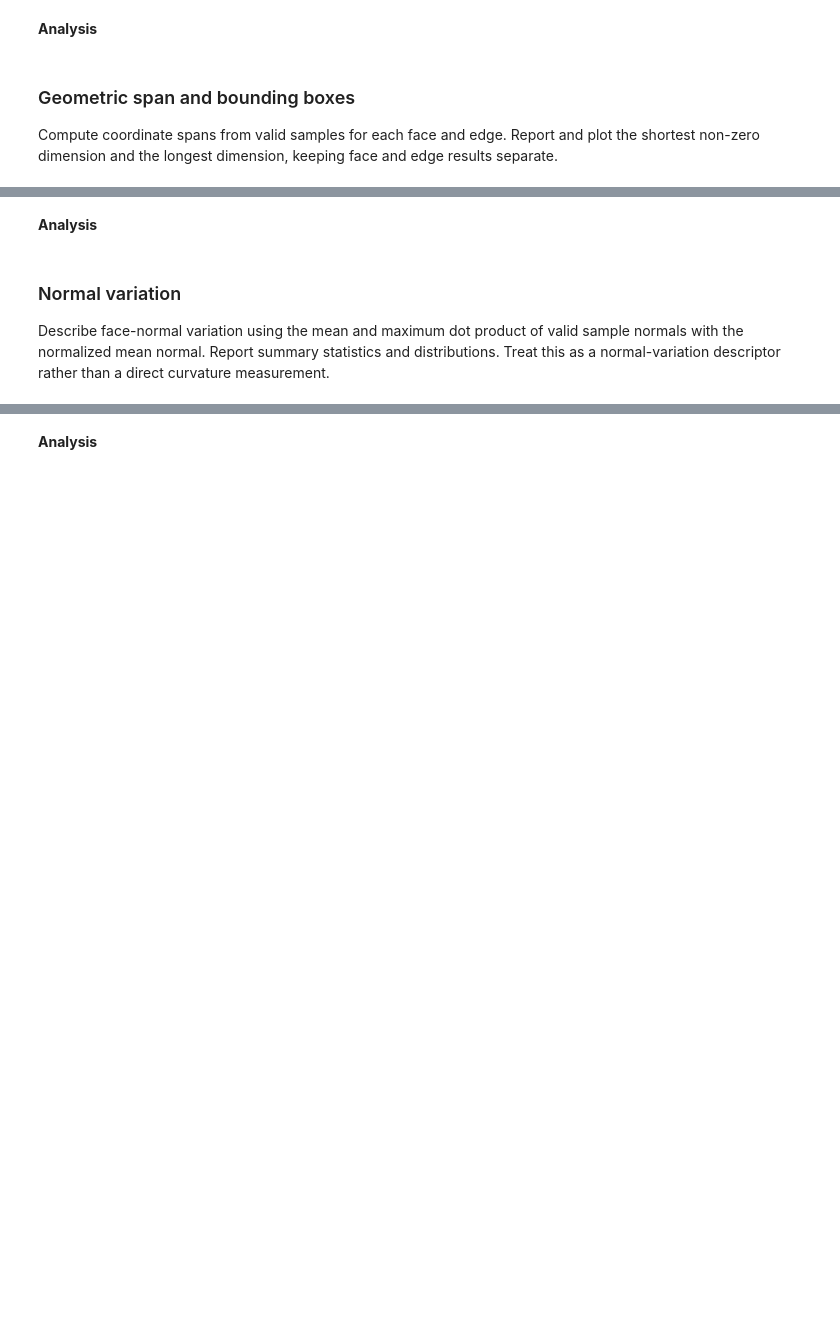
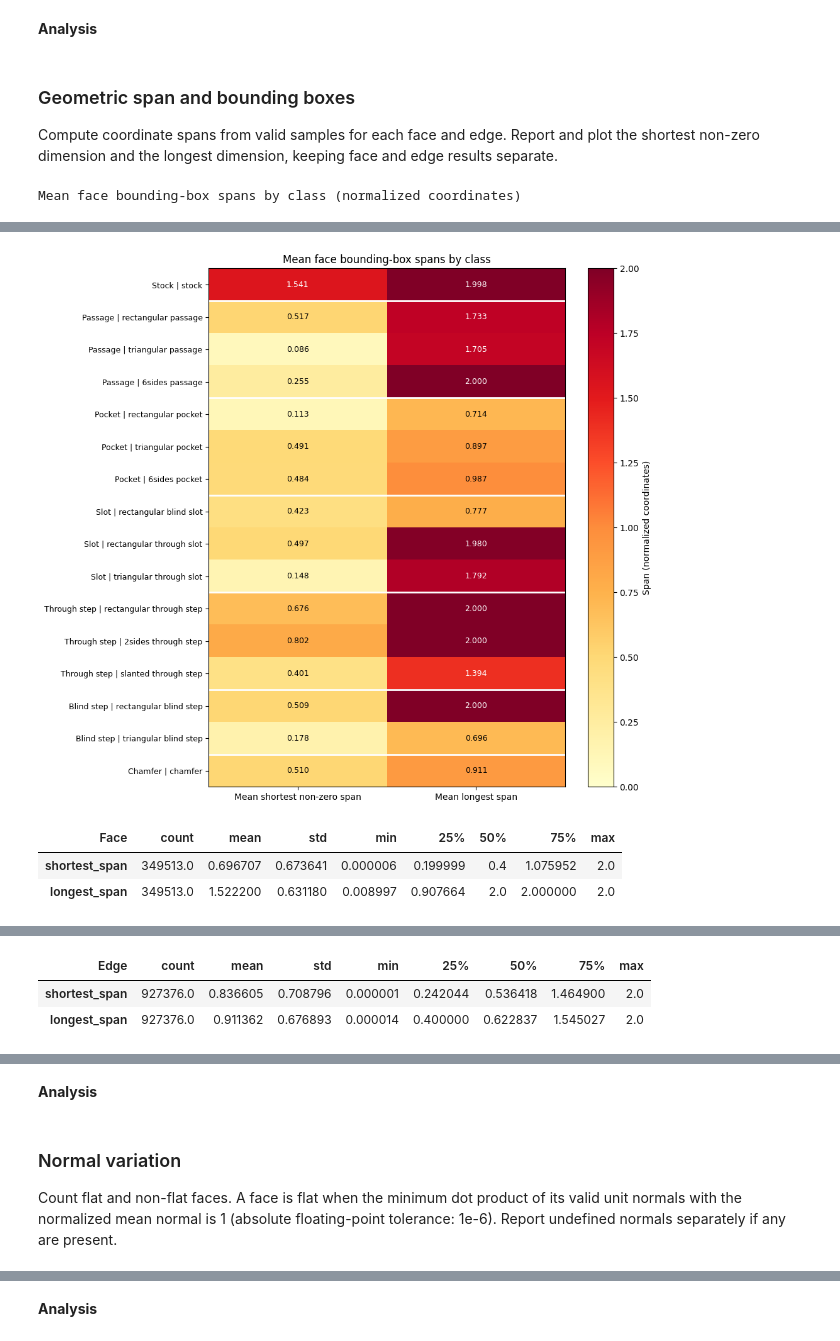
Before and after one commit to Yuan-Hou/GNN-IN-CAD, a Jupyter notebook: notebooks/eda.ipynb, the cells around one changed output, grey strips where cells are left out. Drawn from its saved outputs; the diff is of its cells as text; code cells hidden in the pictures; blank space fills up the shorter version.

```diff
--- a/notebooks/eda.ipynb
+++ b/notebooks/eda.ipynb
@@ -54,3 +352,67 @@ Report summary statistics and distributions of valid samples. Count in-mask samp
 ### Geometric span and bounding boxes
 
 Compute coordinate spans from valid samples for each face and edge. Report and plot the shortest non-zero dimension and the longest dimension, keeping face and edge results separate.
+# %%
+# Per-class face means, grouped by feature type in the chart order.
+mean_face_spans = faces.groupby("label")[["shortest_span", "longest_span"]].mean().reindex(plot_order)
+mean_face_spans = mean_face_spans.rename(columns={
+    "shortest_span": "Mean shortest non-zero span",
+    "longest_span": "Mean longest span"
+})
+mean_face_spans.insert(0, "Feature type", attributes.loc[plot_order, "Feature type"])
+mean_face_spans.index.name = "Class"
+mean_face_spans = mean_face_spans.reset_index().set_index(["Feature type", "Class"])
+print("Mean face bounding-box spans by class (normalized coordinates)")
+display(mean_face_spans)
+
+# Shared colour scale preserves the comparison between shortest and longest spans.
+fig, ax = plt.subplots(figsize=(10, 9))
+image = ax.imshow(mean_face_spans.to_numpy(), cmap="YlOrRd", vmin=0, vmax=2, aspect="auto")
+ax.set_xticks([0, 1], ["Mean shortest non-zero span", "Mean longest span"])
+ax.set_yticks(range(len(mean_face_spans)),
+              [f"{feature_type} | {label.replace('_', ' ')}" for feature_type, label in mean_face_spans.index], fontsize=9)
+for row in range(len(mean_face_spans)):
+    for col in range(2):
+        value = mean_face_spans.iloc[row, col]
+        ax.text(col, row, f"{value:.3f}", ha="center", va="center",
+                color="white" if value > 1.3 else "black", fontsize=9)
+for row in range(1, len(mean_face_spans)):
+    if mean_face_spans.index[row][0] != mean_face_spans.index[row - 1][0]:
+        ax.axhline(row - 0.5, color="white", linewidth=2)
+ax.set_title("Mean face bounding-box spans by class")
+fig.colorbar(image, ax=ax, label="Span (normalized coordinates)")
+fig.tight_layout()
+plt.show()
+
+# Colour only the face scatter by feature type.
+face_types = faces["label"].map(lambda label: class_attributes(label)[0])
+type_order = list(family_totals.index)
+type_colours = dict(zip(type_order, plt.get_cmap("tab10").colors))
+
+for name, frame in [("Face", faces), ("Edge", edges)]:
+    display(frame[["shortest_span", "longest_span"]].describe().rename_axis(name).T)
+    fig, ax = plt.subplots(figsize=(8, 6))
+    if name == "Face":
+        for feature_type in type_order:
+            selected = face_types == feature_type
+            if selected.any():
+                ax.scatter(frame.loc[selected, "shortest_span"], frame.loc[selected, "longest_span"],
+                           label=feature_type, color=type_colours[feature_type],
+                           s=5, alpha=0.2, edgecolors="none", rasterized=True)
+        legend = ax.legend(title="Feature type", loc="upper left", bbox_to_anchor=(1.02, 1), markerscale=3)
+        for handle in legend.legend_handles:
+            handle.set_alpha(1)
+        ax.set_title("Face bounding-box spans by feature type")
+    else:
+        ax.scatter(frame["shortest_span"], frame["longest_span"],
+                   color="#4c78a8", s=5, alpha=0.2, edgecolors="none", rasterized=True)
+        ax.set_title("Edge bounding-box spans")
+    ax.set_xlabel("Shortest non-zero span (normalized coordinates)")
+    ax.set_ylabel("Longest span (normalized coordinates)")
+    ax.set_xlim(0, 2)
+    ax.set_ylim(0, 2)
+    ax.set_aspect("equal", adjustable="box")
+    fig.tight_layout()
+    plt.show()
+# %% [output]
+Mean face bounding-box spans by class (normalized coordinates)
@@ -56,0 +437,4 @@ Compute coordinate spans from valid samples for each face and edge. Report and p
+[figure, added]
+| Face | count | mean | std | min | 25% | 50% | 75% | max |
+| shortest_span | 349513.0 | 0.696707 | 0.673641 | 0.000006 | 0.199999 | 0.4 | 1.075952 | 2.0 |
+| longest_span | 349513.0 | 1.522200 | 0.631180 | 0.008997 | 0.907664 | 2.0 | 2.000000 | 2.0 |
@@ -56,0 +442,3 @@ Compute coordinate spans from valid samples for each face and edge. Report and p
+| Edge | count | mean | std | min | 25% | 50% | 75% | max |
+| shortest_span | 927376.0 | 0.836605 | 0.708796 | 0.000001 | 0.242044 | 0.536418 | 1.464900 | 2.0 |
+| longest_span | 927376.0 | 0.911362 | 0.676893 | 0.000014 | 0.400000 | 0.622837 | 1.545027 | 2.0 |
@@ -61,4 +450,4 @@ Compute coordinate spans from valid samples for each face and edge. Report and p
 # %% [markdown]
 ### Normal variation
 
-Describe face-normal variation using the mean and maximum dot product of valid sample normals with the normalized mean normal. Report summary statistics and distributions. Treat this as a normal-variation descriptor rather than a direct curvature measurement.
+Count flat and non-flat faces. A face is flat when the minimum dot product of its valid unit normals with the normalized mean normal is 1 (absolute floating-point tolerance: 1e-6). Report undefined normals separately if any are present.
```
Also changed, not shown: parts of 28 cells of this notebook.
